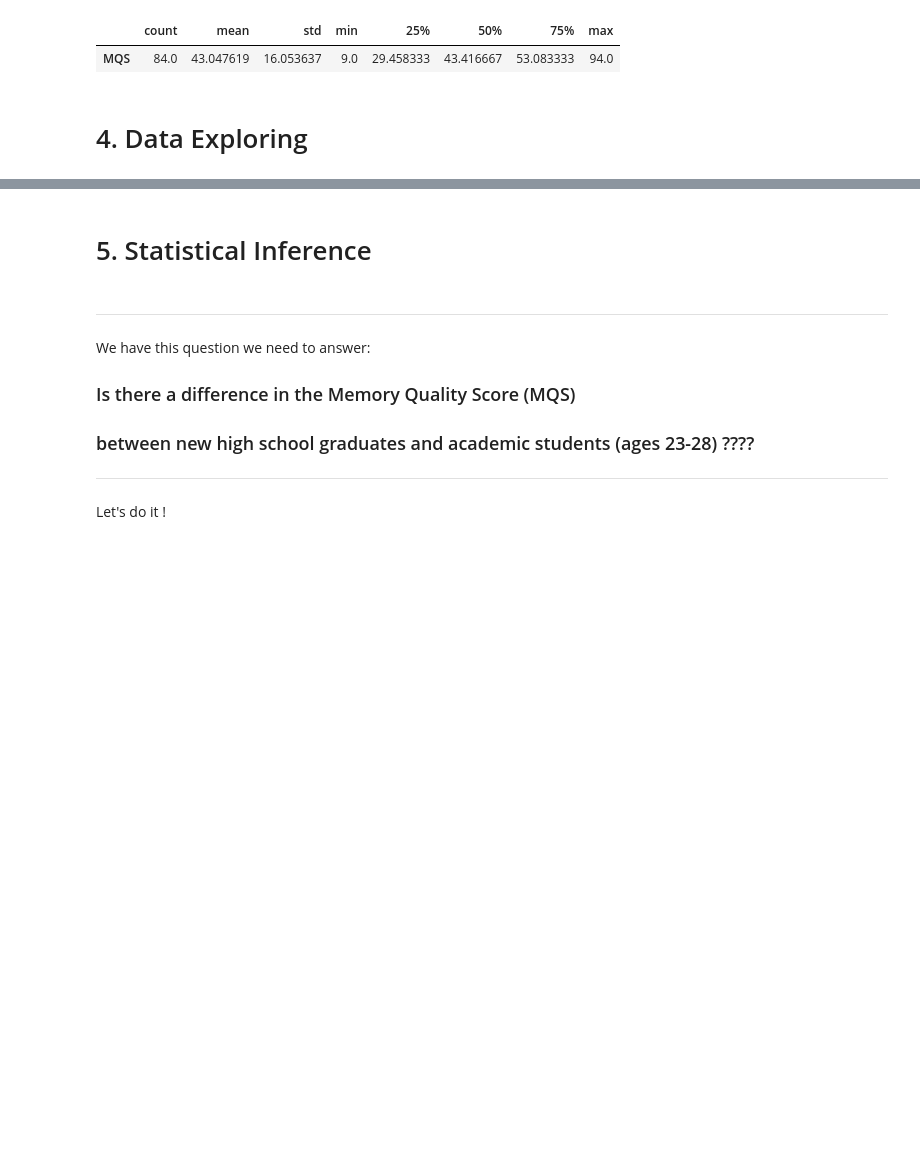
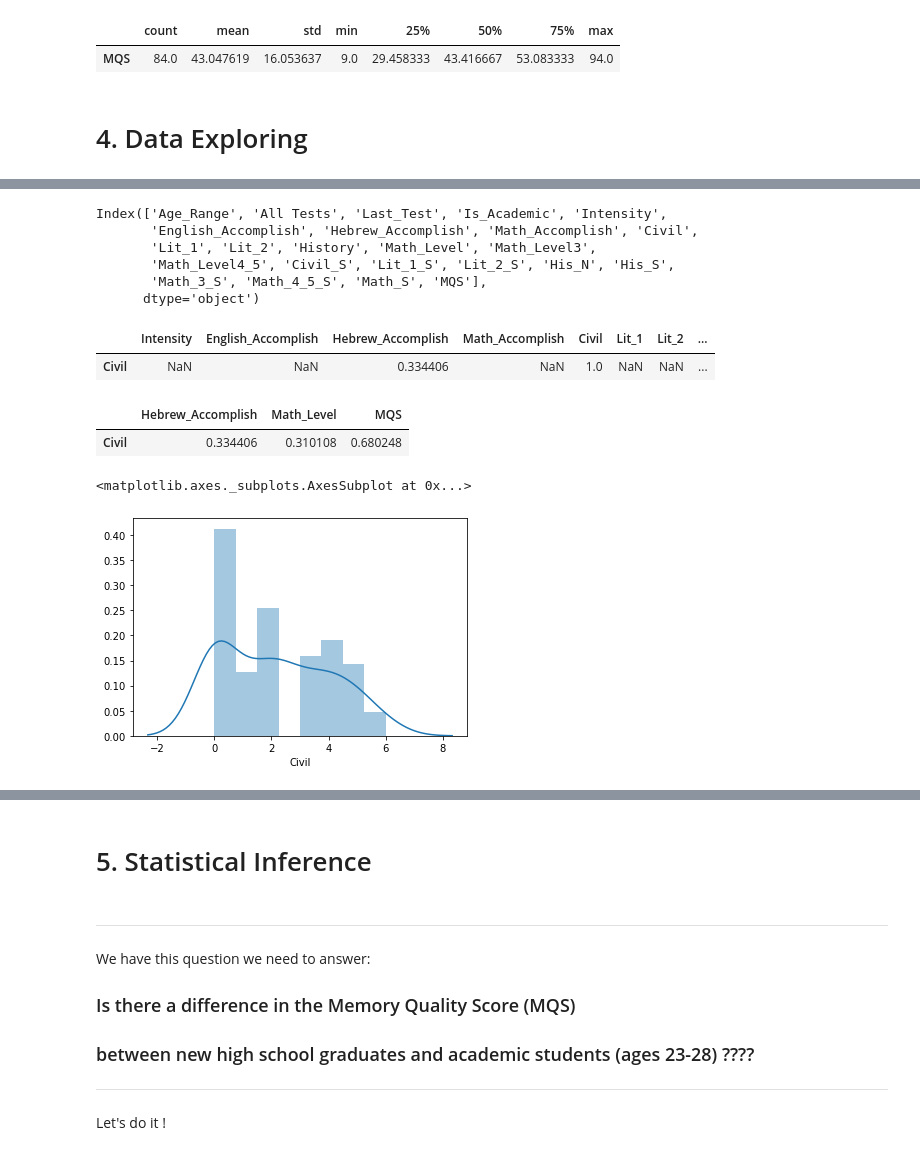
Before and after one commit to matantsour/Core_Studies_Memory_Analysis, a Jupyter notebook: Core_Studies_Memory_Analysis.ipynb, the cells around one changed output, grey strips where cells are left out. Cells and saved outputs as stored; diff of their text form; code cells hidden in the pictures; blank space fills up the shorter version.

```diff
--- a/Core_Studies_Memory_Analysis.ipynb
+++ b/Core_Studies_Memory_Analysis.ipynb
@@ -330,0 +412,25 @@ pd.DataFrame(responses['MQS'].describe()).T
+# %%
+res.columns
+# %% [output]
+Index(['Age_Range', 'All Tests', 'Last_Test', 'Is_Academic', 'Intensity',
+       'English_Accomplish', 'Hebrew_Accomplish', 'Math_Accomplish', 'Civil',
+       'Lit_1', 'Lit_2', 'History', 'Math_Level', 'Math_Level3',
+       'Math_Level4_5', 'Civil_S', 'Lit_1_S', 'Lit_2_S', 'His_N', 'His_S',
+       'Math_3_S', 'Math_4_5_S', 'Math_S', 'MQS'],
+      dtype='object')
+# %%
+civil_corr=pd.DataFrame(res.corr()['Civil']).T
+civil_corr[civil_corr>=0.3]
+# %% [output]
+|  | Intensity | English_Accomplish | Hebrew_Accomplish | Math_Accomplish | Civil | Lit_1 | Lit_2 | ... |
+| Civil | NaN | NaN | 0.334406 | NaN | 1.0 | NaN | NaN | ... |
+# %%
+civil_corr[['Hebrew_Accomplish','Math_Level','MQS']]
+# %% [output]
+|  | Hebrew_Accomplish | Math_Level | MQS |
+| Civil | 0.334406 | 0.310108 | 0.680248 |
+# %%
+sns.distplot(res['Civil'],bins=8)
+# %% [output]
+<matplotlib.axes._subplots.AxesSubplot at 0x...>
+[figure, added]
```
Also changed, not shown: parts of 20 cells of this notebook.
